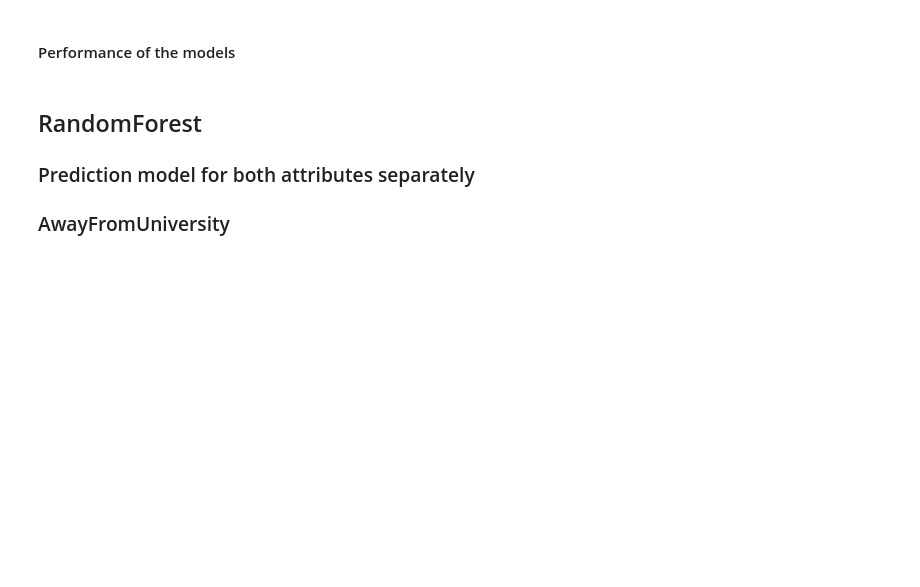
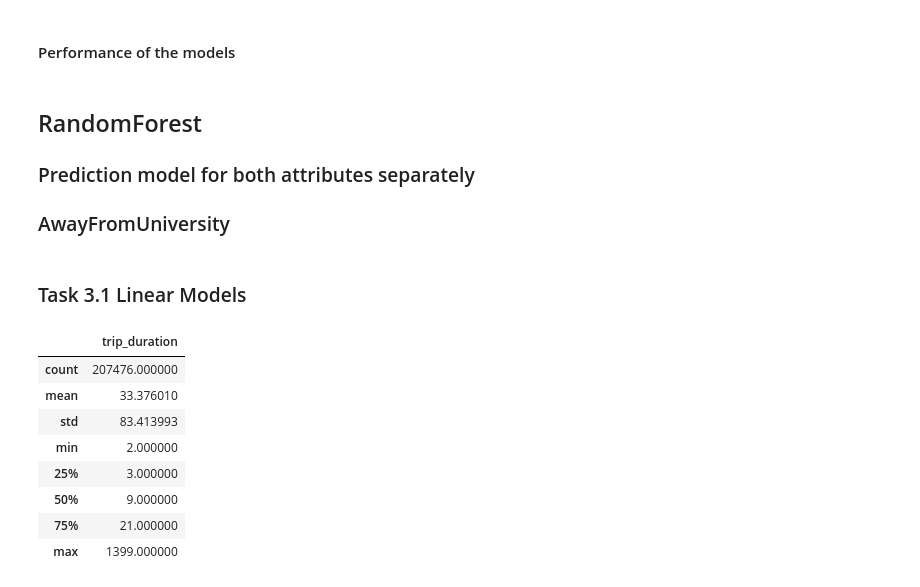
Before and after one commit to ey96/DataScienceBikesharing, a Jupyter notebook: notebooks/Task 3 - Prediction.ipynb, the cells around one changed output. Cells and saved outputs as stored; diff of their text form; code cells hidden in the pictures; blank space fills up the shorter version.

```diff
--- a/notebooks/Task 3 - Prediction.ipynb
+++ b/notebooks/Task 3 - Prediction.ipynb
@@ -111,3 +116,17 @@ logistic_regression.optimize_hyper_parameters(X,y_towards)
 y_away = data['awayFromUniversity']
 # %%
 optimize_hyper_parameters_random_forest(X,y_away)
+# %% [markdown]
+### Task 3.1 Linear Models
+# %%
+df_final.describe()[["trip_duration"]]
+# %% [output]
+|  | trip_duration |
+| count | 207476.000000 |
+| mean | 33.376010 |
+| std | 83.413993 |
+| min | 2.000000 |
+| 25% | 3.000000 |
+| 50% | 9.000000 |
+| 75% | 21.000000 |
+| max | 1399.000000 |
```
Also changed, not shown: parts of 26 cells of this notebook, 7 other files.
